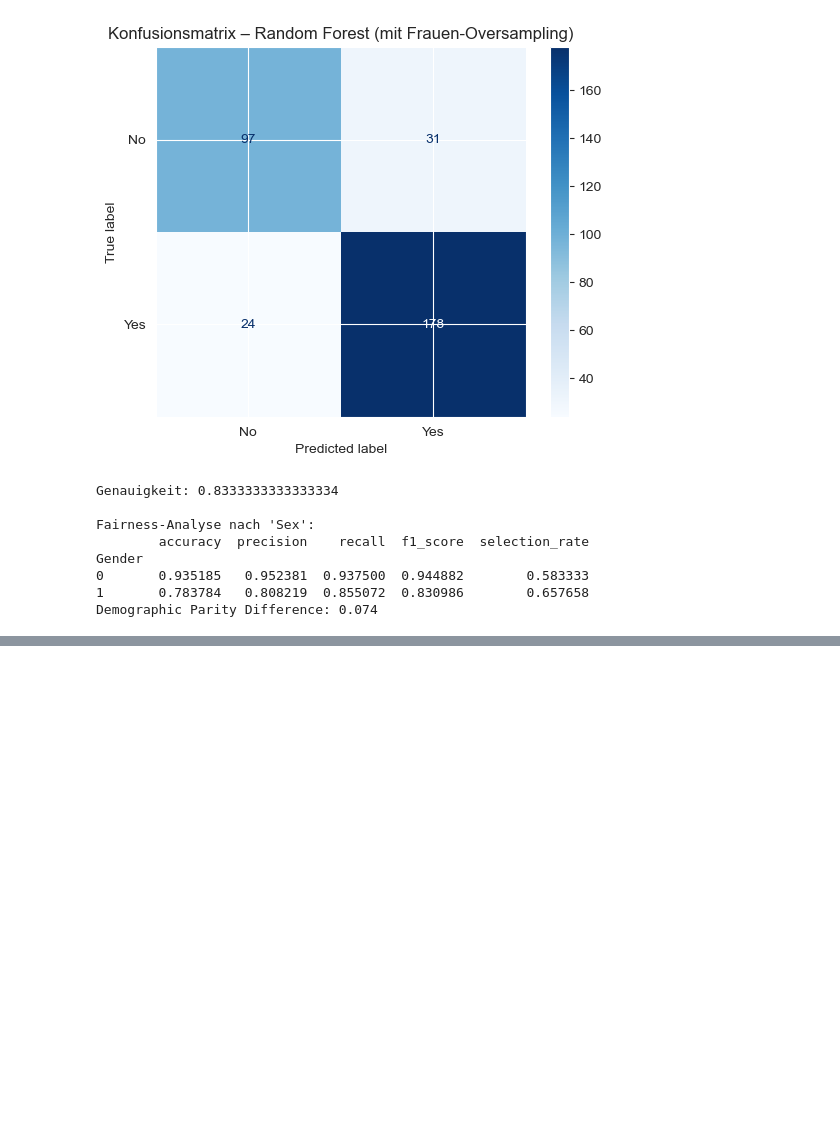
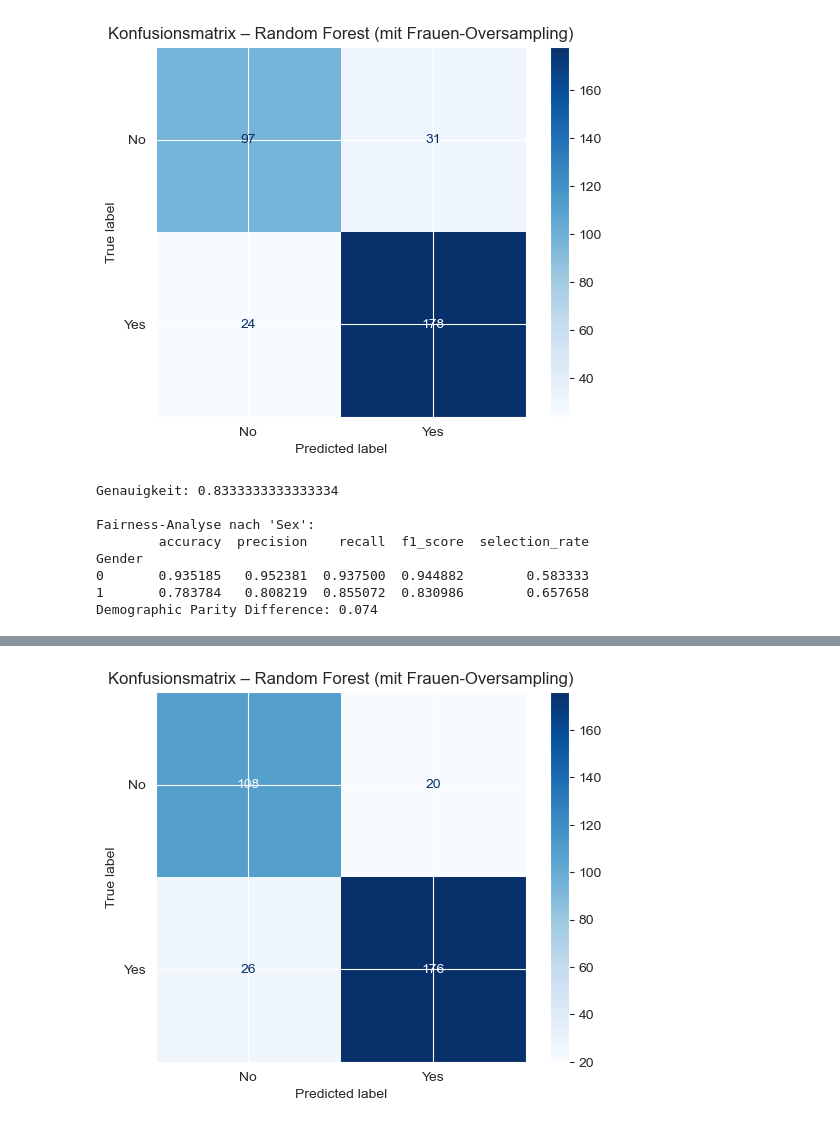
Before and after one commit to ManaTrooo/Asai-Projekt, a Jupyter notebook: DataSet_3.ipynb, the cells around one changed output, grey strips where cells are left out. Drawn from its saved outputs; the diff is of its cells as text; code cells hidden in the pictures; blank space fills up the shorter version.

```diff
--- a/DataSet_3.ipynb
+++ b/DataSet_3.ipynb
@@ -767,3 +766,90 @@ Gender
 0       0.935185   0.952381  0.937500  0.944882        0.583333
 1       0.783784   0.808219  0.855072  0.830986        0.657658
 Demographic Parity Difference: 0.074
+# %%
+#Random Forest MIT Oversamling der Frauen + balanced
+
+print(f"Neue Verteilung im Training:\n{X_train_balanced['Gender'].value_counts()}")
+
+# 4. Parametergrid
+param_grid = {
+    'n_estimators': [100],
+    'max_depth': [None, 10],
+    'min_samples_split': [2],
+    'min_samples_leaf': [1],
+    'max_features': ['sqrt'],
+    'bootstrap': [True]
+}
+
+# 5. GridSearchCV
+rfc = RandomForestClassifier(random_state=42, class_weight='balanced')
+
+grid_search = GridSearchCV(estimator=rfc,
+                           param_grid=param_grid,
+                           cv=5,
+                           scoring='accuracy',
+                           n_jobs=-1,
+                           verbose=1)
+
+grid_search.fit(X_train_balanced, y_train_balanced)
+best_forest_model = grid_search.best_estimator_
+
+# 6. Bestes Modell
+print("Beste Parameterkombination (grid_search.best_params_):")
+for param, value in grid_search.best_params_.items():
+    print(f"  {param}: {value}")
+
+print(f"\nBester CV-Score (grid_search.best_score_): {grid_search.best_score_:.4f}")
+
+# 7. Vorhersage & Evaluation
+y_pred_rand = best_forest_model.predict(X_test)
+cm = confusion_matrix(y_test, y_pred_rand)
+
+disp = ConfusionMatrixDisplay(confusion_matrix=cm, display_labels=['No', 'Yes'])
+disp.plot(cmap='Blues')
+plt.title('Konfusionsmatrix – Random Forest (mit Frauen-Oversampling)')
+plt.show()
+
+accuracy = accuracy_score(y_test, y_pred_rand)
+print("Genauigkeit:", accuracy)
+
+#Konfusionsmatrix nach mann und frau
+# True-Labels und Vorhersagen für jede Gruppe extrahieren
+y_true_female = y_test[sensitive_feature == 0]
+y_pred_female = y_pred_rand[sensitive_feature == 0]
+
+y_true_male = y_test[sensitive_feature == 1]
+y_pred_male = y_pred_rand[sensitive_feature == 1]
+
+# Precision (predictive parity) für beide Gruppen
+precision_female = precision_score(y_true_female, y_pred_female)
+precision_male = precision_score(y_true_male, y_pred_male)
+
+# Predictive Parity Difference berechnen
+pp_diff = abs(precision_female - precision_male)
+
+print(f"\n Predictive Parity (Female): {precision_female:.3f}")
+print(f" Predictive Parity (Male):   {precision_male:.3f}")
+print(f" Predictive Parity Difference: {pp_diff:.3f}")
+
+# 8. Fairness-Analyse
+sensitive_feature = df.loc[X_test.index, "Gender"]  # 0 = Female, 1 = Male
+
+metrics = {
+    "accuracy": accuracy_score,
+    "precision": precision_score,
+    "recall": recall_score,
+    "f1_score": f1_score,
+    "selection_rate": selection_rate,
+    "false_positive_rate": false_positive_rate,
+    "true_positive_rate": true_positive_rate
+}
+
+frame = MetricFrame(metrics=metrics, y_true=y_test, y_pred=y_pred_rand, sensitive_features=sensitive_feature)
+
+print("\nFairness-Analyse nach 'Gender':")
+print(frame.by_group)
+
+dp_diff = demographic_parity_difference(y_test, y_pred_rand, sensitive_features=sensitive_feature)
+print(f"Demographic Parity Difference: {dp_diff:.3f}")
+# %% [output]
@@ -769,0 +871 @@ Demographic Parity Difference: 0.074
+[figure, added]
```
Also changed, not shown: parts of 13 cells of this notebook, 2 other files.
